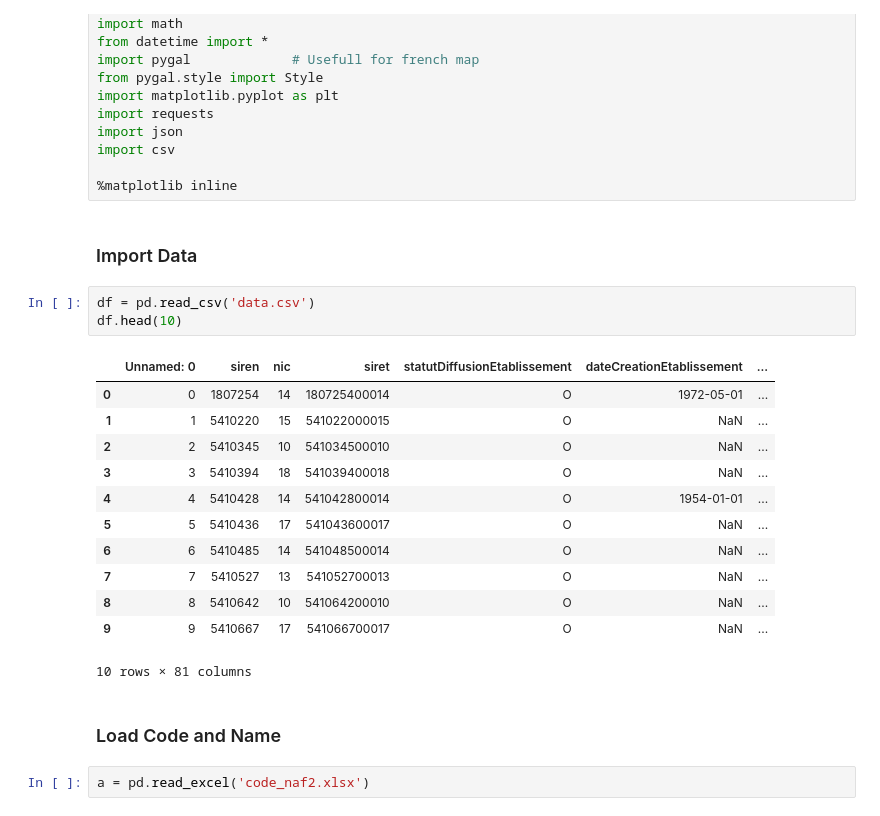
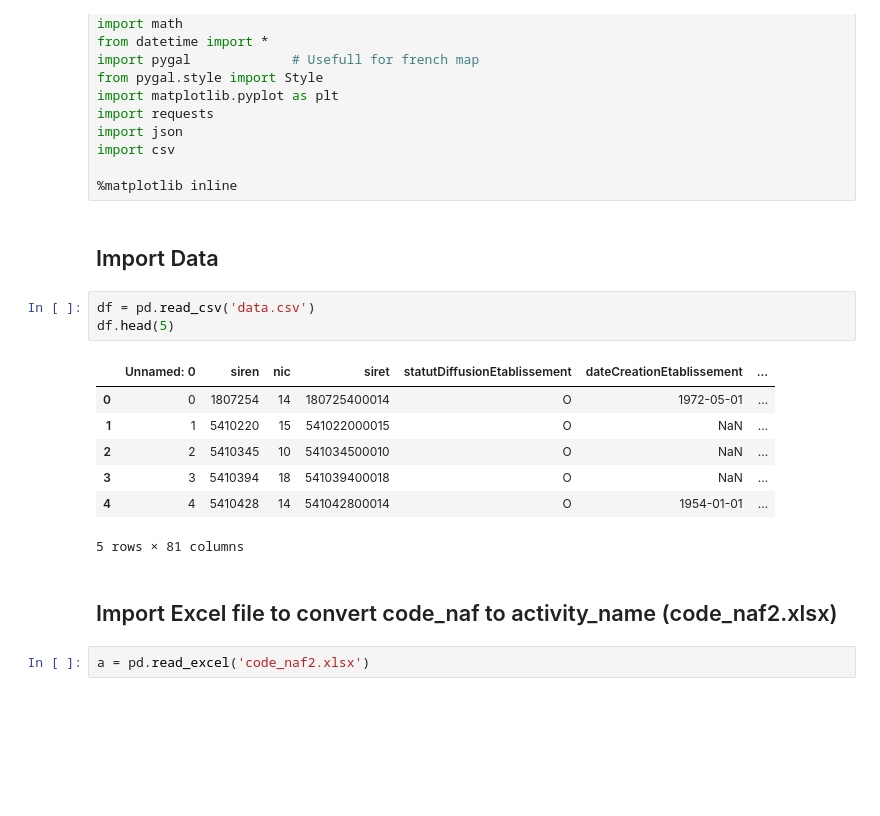
Before and after one commit to morel-hugo/SIREN-SIRET, a Jupyter notebook: Untitled.ipynb, the cells around one changed output. Saved outputs shown, nothing was run; the diff lists cells and outputs as text; blank space fills up the shorter version.

```diff
--- a/Untitled.ipynb
+++ b/Untitled.ipynb
@@ -13,25 +13,20 @@ import csv
 
 %matplotlib inline
 # %% [markdown]
-### Import Data
+## Import Data
 # %%
 df = pd.read_csv('data.csv')
-df.head(10)
+df.head(5)
 # %% [output]
 |  | Unnamed: 0 | siren | nic | siret | statutDiffusionEtablissement | dateCreationEtablissement | ... |
 | 0 | 0 | 1807254 | 14 | 180725400014 | O | 1972-05-01 | ... |
 | 1 | 1 | 5410220 | 15 | 541022000015 | O | NaN | ... |
 | 2 | 2 | 5410345 | 10 | 541034500010 | O | NaN | ... |
 | 3 | 3 | 5410394 | 18 | 541039400018 | O | NaN | ... |
 | 4 | 4 | 5410428 | 14 | 541042800014 | O | 1954-01-01 | ... |
-| 5 | 5 | 5410436 | 17 | 541043600017 | O | NaN | ... |
-| 6 | 6 | 5410485 | 14 | 541048500014 | O | NaN | ... |
-| 7 | 7 | 5410527 | 13 | 541052700013 | O | NaN | ... |
-| 8 | 8 | 5410642 | 10 | 541064200010 | O | NaN | ... |
-| 9 | 9 | 5410667 | 17 | 541066700017 | O | NaN | ... |
-10 rows × 81 columns
+5 rows × 81 columns
-# %% [markdown]
-### Load Code and Name
+# %% [markdown]
+## Import Excel file to convert code_naf to activity_name (code_naf2.xlsx)
 # %%
 a = pd.read_excel('code_naf2.xlsx')
 # %% [markdown]
```
Also changed, not shown: parts of 52 cells of this notebook.
